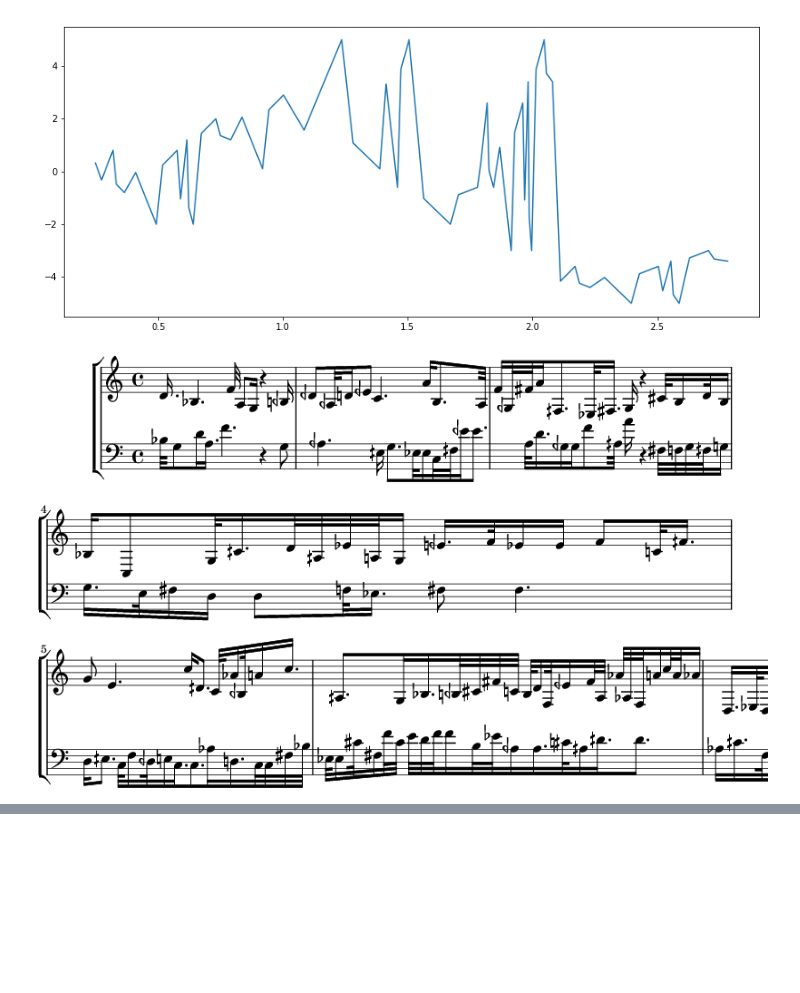
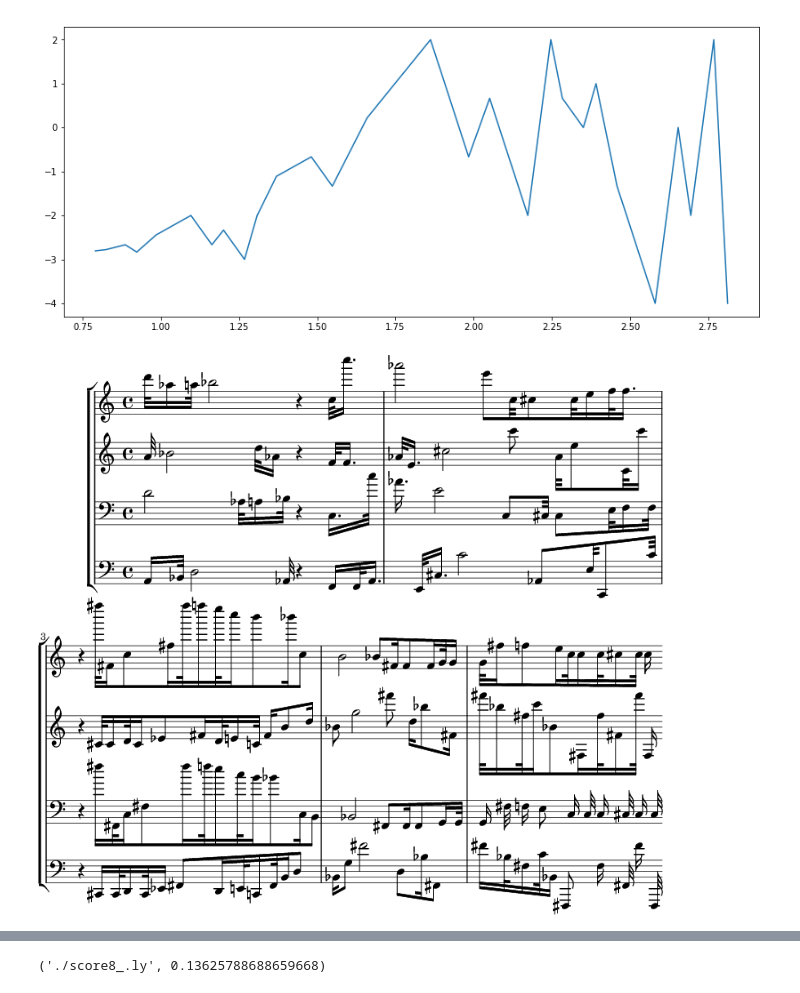
Before and after one commit to kureta/intensive, a Jupyter notebook: Mandelbrot Curves.ipynb, the cells around one changed output, grey strips where cells are left out. Drawn from its saved outputs; the diff is of its cells as text; code cells hidden in the pictures; blank space fills up the shorter version.

```diff
--- a/Mandelbrot Curves.ipynb
+++ b/Mandelbrot Curves.ipynb
@@ -42,6 +42,6 @@ ys = [-1., 3/12, -5/12, 1.]
 # %%
-xs = list(accumulate([random() for _ in range(5)]))
-ys = [randint(-6, 6) for _ in range(5)]
+xs = list(accumulate([random() for _ in range(4)]))
+ys = [randint(-6, 6) for _ in range(4)]
 # %%
 plt.figure(figsize=(14,6))
 plt.plot(xs, ys)
@@ -63,25 +63,25 @@ plt.figure(figsize=(14,6))
 plt.plot(fract(mxs, xs), fract(mys, ys))
 plt.show()
 # %% [output]
-[figure, old version]
+[figure, new version]
 # %%
-durs = [1, 2, 3, 4, 6, 8, 12]
-pitches = ys # normalize(ys, -6., 6.)
-durations = list(normalize(np.diff(xs), 0., 6.))  + [1.]
+durs = [1, 2, 3, 4, 6, 8, 12, 16]
+pitches = [y + 12 for y in ys] # normalize(ys, -6., 6.)
+durations = list(normalize(np.diff(xs), 0., len(durs)-1))  + [1.]
 notes = [abjad.Note(pitch, abjad.Duration((durs[int(duration)], 32))) for (pitch, duration) in zip(pitches, durations)]
 
 notes += [abjad.Rest((1, 4))]
 
 #pitches = [2*y for y in mys]
-pitches = normalize(mys, -9., 9.)
-durations = list(normalize(np.diff(mxs), 0., 6.)) + [1.]
+pitches = normalize(mys, -12., 12.) + 12
+durations = list(normalize(np.diff(mxs), 0., len(durs)-1)) + [1.]
 notes += [abjad.Note(pitch, abjad.Duration((durs[int(duration)], 32))) for (pitch, duration) in zip(pitches, durations)]
 
 notes += [abjad.Rest((1, 4))]
 
 # pitches = [3*y for y in fract(mys, ys)]
-pitches = normalize(fract(mys, ys), -12., 12.)
-durations = list(normalize(np.diff(fract(mxs, xs)), 0., 6.)) + [1.]
+pitches = normalize(fract(mys, ys), -18., 18.) + 12
+durations = list(normalize(np.diff(fract(mxs, xs)), 0., len(durs)-1)) + [1.]
 notes += [abjad.Note(pitch, abjad.Duration((durs[int(duration)], 32))) for (pitch, duration) in zip(pitches, durations)]
 
 staff_1 = abjad.Staff(notes)
@@ -88,42 +138,52 @@ staff_1 = abjad.Staff(notes)
 # %%
-shuffle(ys)
+ys = rotate(ys, 2)
 mys = fract(ys)
-pitches = ys # normalize(ys, -6., 6.)
-durations = list(normalize(np.diff(xs), 0., 6.))  + [1.]
+pitches = [y + 24 for y in ys] # normalize(ys, -6., 6.)
+durations = list(normalize(np.diff(xs), 0., len(durs)-1))  + [1.]
 durations = rotate(durations, 2)
 notes = [abjad.Note(pitch, abjad.Duration((durs[int(duration)], 32))) for (pitch, duration) in zip(pitches, durations)]
 
 notes += [abjad.Rest((1, 4))]
 
 # pitches = [2*y for y in mys]
-pitches = normalize(mys, -9., 9.)
-durations = list(normalize(np.diff(mxs), 0., 6.)) + [1.]
-durations = rotate(durations, 4)
+pitches = normalize(mys, -12., 12.) + 24
+durations = list(normalize(np.diff(mxs), 0., len(durs)-1)) + [1.]
+durations = rotate(durations, 2)
 notes += [abjad.Note(pitch, abjad.Duration((durs[int(duration)], 32))) for (pitch, duration) in zip(pitches, durations)]
 
 notes += [abjad.Rest((1, 4))]
 
 # pitches = [3*y for y in fract(mys, ys)]
-pitches = normalize(fract(mys, ys), -12., 12.)
-durations = list(normalize(np.diff(fract(mxs, xs)), 0., 6.)) + [1.]
-durations = rotate(durations, 8)
+pitches = normalize(fract(mys, ys), -18., 18.) + 24
+durations = list(normalize(np.diff(fract(mxs, xs)), 0., len(durs)-1)) + [1.]
+durations = rotate(durations, 2)
 notes += [abjad.Note(pitch, abjad.Duration((durs[int(duration)], 32))) for (pitch, duration) in zip(pitches, durations)]
 
-staff_2 = abjad.Staff(notes)
+staff_4 = abjad.Staff(notes)
 
-staff_group = abjad.StaffGroup([staff_1, staff_2])
+staff_group = abjad.StaffGroup([staff_4, staff_1, staff_2, staff_3])
 leaf = abjad.inspect(staff_2).get_leaf(0)
+abjad.attach(abjad.Clef('bass'), leaf)
+leaf = abjad.inspect(staff_3).get_leaf(0)
 abjad.attach(abjad.Clef('bass'), leaf)
 
 score = abjad.Score()
 score.append(staff_group)
 show(score)
 # %% [output]
-[figure, old version]
+[figure, new version]
 # %%
 play(score)
 # %% [output]
 [interactive output not drawn]
+# %%
+name = "score8"
+lilypond_file = abjad.LilyPondFile.new(score)
+abjad.persist(lilypond_file).as_pdf(f'./{name}.pdf')
+abjad.persist(score).as_midi(f'./{name}.mid')
+abjad.persist(score).as_ly(f'./{name}_.ly')
+# %% [output]
+('./score8_.ly', 0.13625788688659668)
 # %%
 score = abjad.Score()
 piano_staff = abjad.StaffGroup([], context_name='PianoStaff')
```
Also changed, not shown: parts of 7 cells of this notebook, 30 other files.
